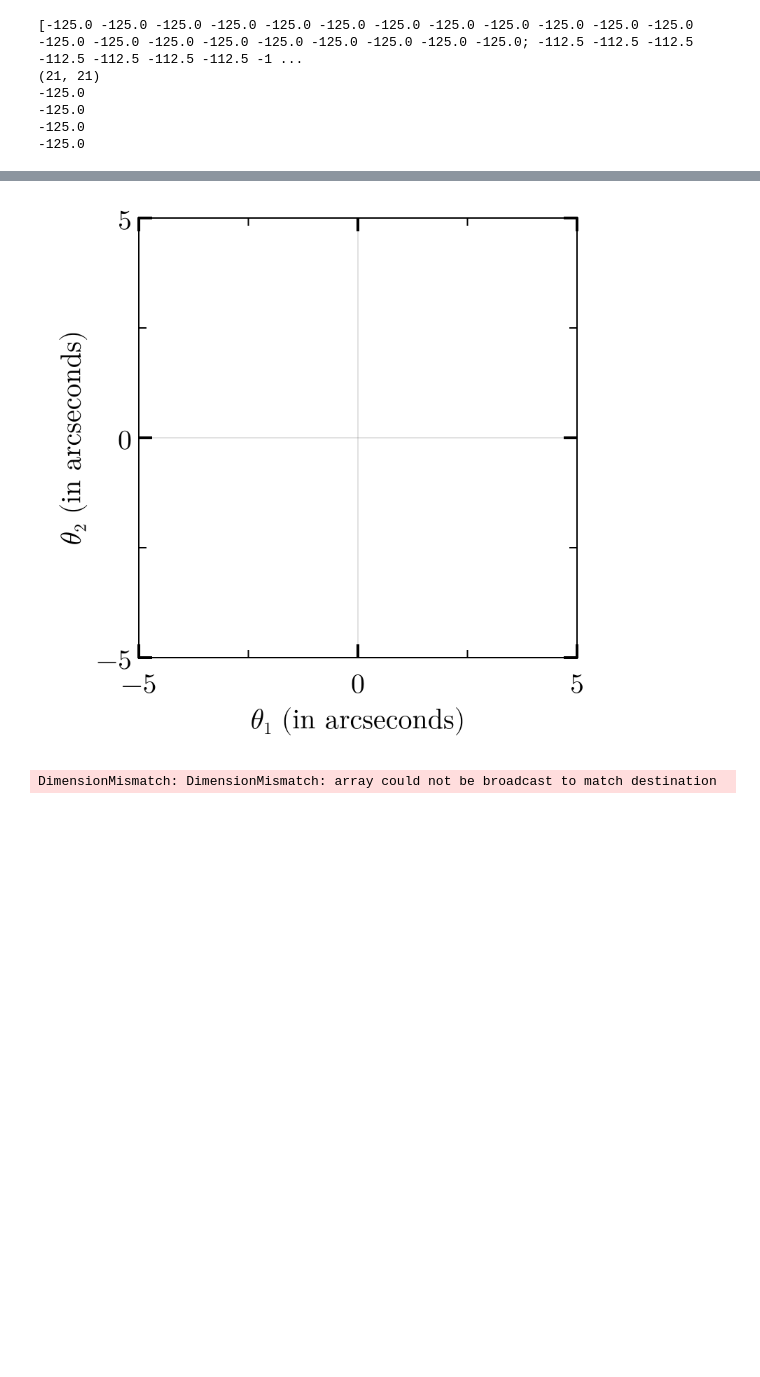
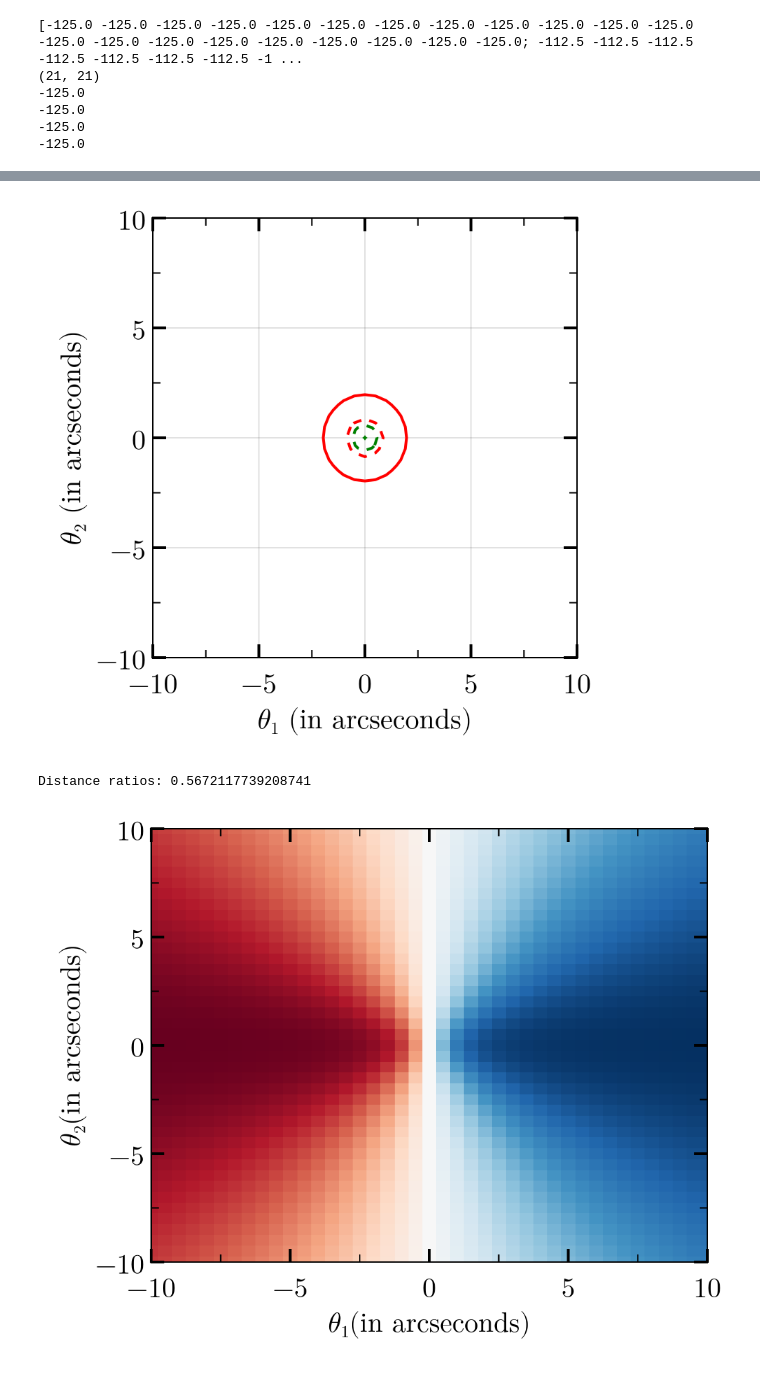
Before and after one commit to ArnavK04/FreeForm-modelling-LensFactory, a Jupyter notebook: free_formlens_tests.ipynb, the cells around one changed output, grey strips where cells are left out. Saved outputs shown, nothing was run; the diff lists cells and outputs as text; code cells hidden in the pictures; blank space fills up the shorter version.

```diff
--- a/free_formlens_tests.ipynb
+++ b/free_formlens_tests.ipynb
@@ -57,7 +57,8 @@ println(y[end,1])
 -125.0
 -125.0
 # %%
-x, y = Lenses.get_meshgrid(150, 150, 4.0);
+#x, y = Lenses.get_meshgrid(150, 150, 4.0);
+x, y = Lenses.get_meshgrid(5, 5, 0.25);
 
 seed = 1234
 prior_value = 0.75
@@ -100,21 +101,9 @@ Random grid size: (63, 63)
 CairoMakie.Screen{IMAGE}
 # %%
 Random.seed!(68568)
-#lens = Lenses.init_NSISPLens(x_c = 0., y_c = 0., v_d = 450., x_s = 1.)
+lens = Lenses.init_NSISPLens(x_c = 0., y_c = 0., v_d = 450., x_s = 1.)
 # Initialize a lens made of multiple point mass lenses
 n_point = 5
 ensemble = [(lens=:NSISPLens, x_c=(-2.0 + 4.0*rand()), y_c = (-2.0 + 4.0*rand()),  v_d = 200., x_s = 0.5) for _ in 1:n_point]
-lens = Lenses.init_CompositeLens(ensemble)
-
-for i in 7:length(zs)
-    images = Lenses.get_image(lens, x, y, adis[i], sources[i])
-    fig, axes = Lenses.plot_image_plane(lens, x, y, adis[i]) #, source = sources[i])
-    display(fig)
-    fig, axes = Lenses.plot_magnification_map(lens, x, y, adis[i]; heatmap_kws = (colormap = :inferno, colorrange = (0,100)))
-    display(fig)
-    println("Source position: ", sources[i])
-    println("Image positions: ", images)
-    println("number of images: ", size(images, 1))
-    println("--------------------------------")
-end
+#lens = Lenses.init_CompositeLens(ensemble)
 # %% [output]
@@ -133,31 +116,41 @@ number of images: 3
 # %%
 #lens = Lenses.init_NSISPLens(x_c = 0., y_c = 0., v_d = 150., x_s = 1.)
 fig, axes = Lenses.plot_image_plane(lens, x, y, adis[1])
 display(fig)
 # making a composite lens now.
 Random.seed!(6246)
 
 # Initialize a lens made of multiple point mass lenses
 n_point = 5
 ensemble = [(lens=:NSISPLens, x_c=(-3.0 + 6.0*rand()), y_c = (-3.0 + 6.0*rand()),  v_d = 150., x_s = 1.) for _ in 1:n_point]
 #lens = Lenses.init_CompositeLens(ensemble)
 
 # Get scaled deflection maps
 dx, dy = Lenses.get_deflection(lens, x, y)
 
+# Lens and source redshifts
+zl = 0.5
+zs = 1.5
+
+# ADDs and distance ratio
+Dol = Cosmology.angular_diameter_distance(cosmo, 0., zl)
+Dls = Cosmology.angular_diameter_distance(cosmo, zl, zs)
+Dos = Cosmology.angular_diameter_distance(cosmo, 0., zs)
+adis = Dls / Dos
+println("Distance ratios: ", adis)
+
 # Re-scale deflection maps to source plane
 @. dx = adis * dx
 @. dy = adis * dy
 
 # Plot the deflection map(s)
-"""fig, ax = Lenses.plot_sky(x, y)
+fig, ax = Lenses.plot_sky(x, y)
 hm = heatmap!(ax, x[:,1], y[1,:], dx, colormap=:RdBu)
 display(fig)
 
 heatmap!(ax, x[:,1], y[1,:], dy, colormap=:RdBu)
-display(fig)"""
-for i in 1:length(zs)
-    images = Lenses.get_image(lens, x, y, adis[i])
+display(fig)
 # %% [output]
-[figure, old version]
+[figure, new version]
-DimensionMismatch: DimensionMismatch: array could not be broadcast to match destination
+Distance ratios: 0.5672117739208741
+[figure, added]
```
Also changed, not shown: parts of 8 cells of this notebook, 14 other files.
